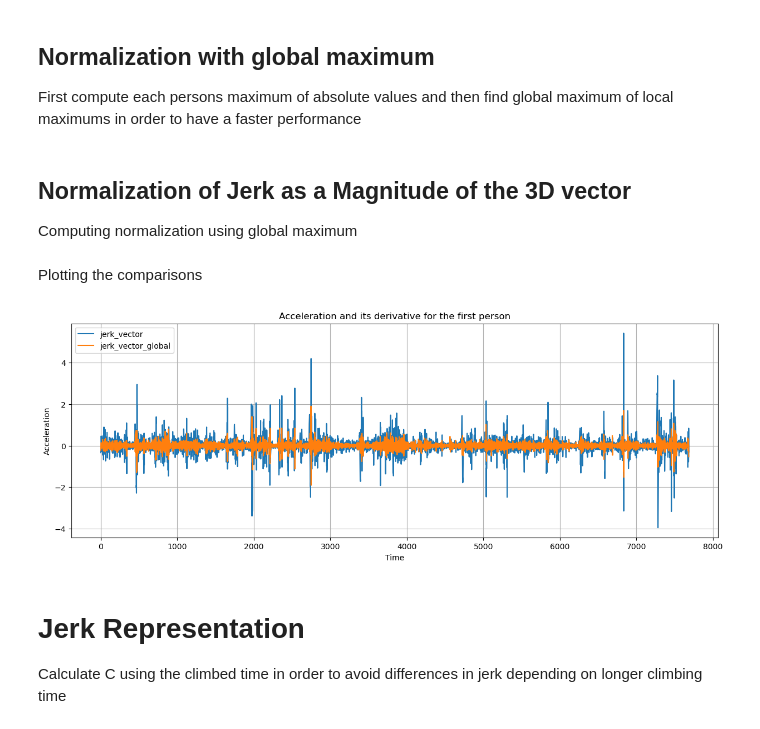
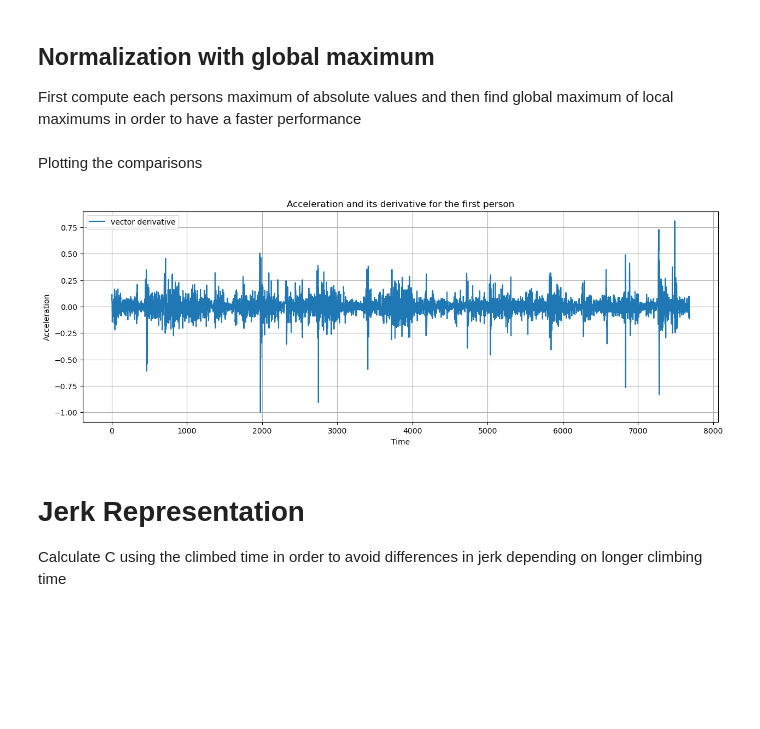
Before and after one commit to doertiboy/MasterStudy, a Jupyter notebook: Acceleration.ipynb, the cells around one changed output. Cells and saved outputs as stored; diff of their text form; code cells hidden in the pictures; blank space fills up the shorter version.

Commit message:
jerk vector debugging

```diff
--- a/Acceleration.ipynb
+++ b/Acceleration.ipynb
@@ -101,14 +101,14 @@ for person_name, quat_data in quat_dict.items():
 
     time = time_dict[person_name]
 
-    acc_x_global = xr.DataArray(acc_global[:, 0], dims=('time',), coords={'time': time})
+    acc_x_gravity_compensated = xr.DataArray(acc_global[:, 0], dims=('time',), coords={'time': time})
     acc_y_global = xr.DataArray(acc_global[:, 1], dims=('time',), coords={'time': time})
-    acc_z_global = xr.DataArray(acc_global[:, 2], dims=('time',), coords={'time': time})
+    acc_z_gravity_compensated = xr.DataArray(acc_global[:, 2], dims=('time',), coords={'time': time})
 
     # Add global acceleration DataArray objects to acc_dict
-    acc_dict[person_name]['acc_x_global'] = acc_x_global
-    acc_dict[person_name]['acc_y_global'] = acc_y_global
-    acc_dict[person_name]['acc_z_global'] = acc_z_global
+    acc_dict[person_name]['acc_x_gravity_compensated'] = acc_x_gravity_compensated
+    acc_dict[person_name]['acc_x_gravity_compensated'] = acc_x_gravity_compensated
+    acc_dict[person_name]['acc_z_gravity_compensated'] = acc_z_gravity_compensated
 # %% [markdown]
 # Calculate Jerk as Derivative
 ## Jerk in all axis
@@ -117,9 +117,9 @@ for person_name, quat_data in quat_dict.items():
 for person_name in acc_dict:
     acc_dataset = acc_dict[person_name]
 
-    acc_dataset['acc_x_derivative'] = acc_dataset['acc_x_global'].differentiate('time')
-    acc_dataset['acc_y_derivative'] = acc_dataset['acc_y_global'].differentiate('time')
-    acc_dataset['acc_z_derivative'] = acc_dataset['acc_z_global'].differentiate('time')
+    acc_dataset['acc_x_derivative'] = acc_dataset['acc_x_gravity_compensated'].differentiate('time')
+    acc_dataset['acc_y_derivative'] = acc_dataset['acc_x_gravity_compensated'].differentiate('time')
+    acc_dataset['acc_z_derivative'] = acc_dataset['acc_z_gravity_compensated'].differentiate('time')
 # %% [markdown]
 ## Jerk as magnitude of 3D vector
 # %%
@@ -144,21 +143,3 @@ for person_name, acc_data in acc_dict.items():
-# %%
-for person_name, acc_data in acc_dict.items():
-    # Extract acceleration data for the current person
-    acc_x = acc_data['acc_x_derivative']
-    acc_y = acc_data['acc_y_derivative']
-    acc_z = acc_data['acc_z_derivative']
-
-    # Calculate the magnitude of the acceleration vector
-    magnitude = np.sqrt(acc_x**2 + acc_y**2 + acc_z**2)
-
-    # Create a DataArray for the jerk vector
-    jerk_vector = xr.DataArray(magnitude, dims=('time'), coords={'time': acc_x.time})
-
-    # Differentiate to get the jerk
-    jerk_vector = jerk_vector.differentiate('time')
-
-    # Assign the jerk vector to the acc_dict
-    acc_dict[person_name]['jerk_vector_global'] = jerk_vector
 # %% [markdown]
 # Normalization
 ## Local Maximum
@@ -234,4 +222 @@ for person_name in acc_dict:
     acc_dataset['time_normalized'] = time_normalized
-# %% [markdown]
-## Normalization of Jerk as a Magnitude of the 3D vector
-Computing normalization using global maximum
@@ -269,21 +225,19 @@ Plotting the comparisons
 # %%
 first_person_acc = acc_dict[person_names[2]]
 second_person_acc = acc_dict[person_names[1]]
 
 plt.figure(figsize=(15, 5))
-# plt.plot(first_person_acc['time'], first_person_acc['acc_x_global'], label='acc_x')
-# plt.plot(first_person_acc['time'], first_person_acc['acc_x_derivative'], label='jekr_x_')
-# plt.plot(first_person_acc['time'], first_person_acc['acc_x_derivative_normalized'], label='jerk_x_normalized')
-plt.plot(first_person_acc['time'], first_person_acc['jerk_vector'], label='jerk_vector')
-plt.plot(first_person_acc['time'], first_person_acc['jerk_vector_global'], label='jerk_vector_global')
+#plt.plot(first_person_acc['time'], first_person_acc['acc_x_gravity_compensated'], label='acc_x')
+#plt.plot(first_person_acc['time'], first_person_acc['acc_x_derivative'], label='jekr_x_')
+plt.plot(first_person_acc['time'], first_person_acc['acc_vector_derivative_normalized'], label='vector derivative')
 plt.xlabel('Time')
 plt.ylabel('Acceleration')
 plt.title('Acceleration and its derivative for the first person')
 plt.legend()
 plt.grid(True)
 plt.show()
 # %% [output]
-[figure, old version]
+[figure, new version]
 # %% [markdown]
 # Jerk Representation
 Calculate C using the climbed time in order to avoid differences in jerk depending on longer climbing time
```
Also changed, not shown: parts of 10 cells of this notebook, 8 other files.
